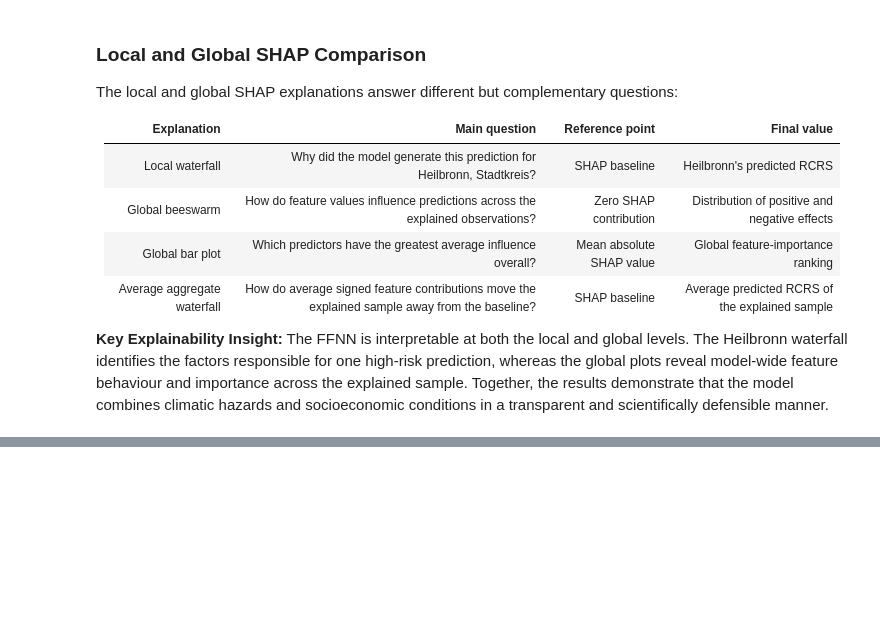
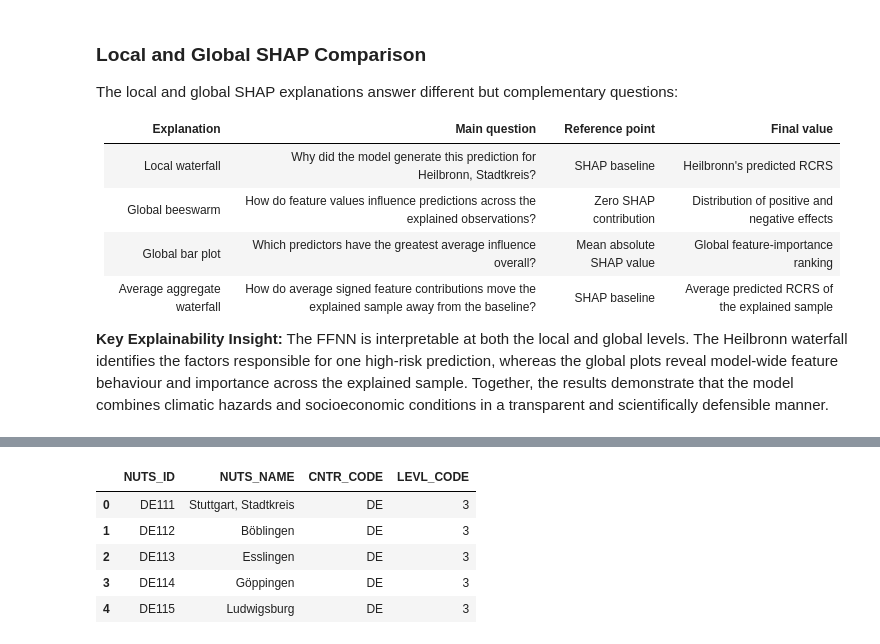
Before and after one commit to purityrima/climate-esg-risk-intelligence-germany, a Jupyter notebook: notebooks/09_feature_engineering_and_ffnn_model.ipynb, the cells around one changed output, grey strips where cells are left out. Saved outputs shown, nothing was run; the diff lists cells and outputs as text; code cells hidden in the pictures; blank space fills up the shorter version.

```diff
--- a/notebooks/09_feature_engineering_and_ffnn_model.ipynb
+++ b/notebooks/09_feature_engineering_and_ffnn_model.ipynb
@@ -5346,0 +6787,81 @@ Artifact manifest: models\artifact_manifest.json
+# %%
+# ============================================================
+# Extract and export official Germany NUTS-3 boundaries (2024)
+# ============================================================
+
+from pathlib import Path
+
+# Filter Germany NUTS-3 records
+germany_nuts3_2024_gdf = (
+    gdf[
+        (gdf["CNTR_CODE"] == "DE")
+        & (gdf["LEVL_CODE"] == 3)
+    ]
+    .copy()
+    .sort_values("NUTS_ID")
+    .reset_index(drop=True)
+)
+
+# Verify expected national coverage
+EXPECTED_GERMANY_NUTS3 = 400
+
+if len(germany_nuts3_2024_gdf) != EXPECTED_GERMANY_NUTS3:
+    raise ValueError(
+        "Unexpected number of German NUTS-3 districts: "
+        f"{len(germany_nuts3_2024_gdf)}. "
+        f"Expected {EXPECTED_GERMANY_NUTS3}."
+    )
+
+if germany_nuts3_2024_gdf["NUTS_ID"].duplicated().any():
+    raise ValueError(
+        "Duplicate NUTS_ID values were found in the Germany subset."
+    )
+
+if germany_nuts3_2024_gdf.geometry.isna().any():
+    raise ValueError(
+        "One or more German NUTS-3 records have missing geometry."
+    )
+
+
+# ------------------------------------------------------------
+# Export Germany-only geometry
+# ------------------------------------------------------------
+
+GERMANY_BOUNDARY_DIR = Path(
+    "../data/raw/boundaries/nuts3_2024"
+)
+
+GERMANY_BOUNDARY_DIR.mkdir(
+    parents=True,
+    exist_ok=True
+)
+
+GERMANY_BOUNDARY_PATH = (
+    GERMANY_BOUNDARY_DIR
+    / "NUTS_RG_01M_2024_4326_LEVL_3_GERMANY.shp"
+)
+
+germany_nuts3_2024_gdf.to_file(
+    GERMANY_BOUNDARY_PATH,
+    driver="ESRI Shapefile",
+    index=False
+)
+
+
+print("Official Germany NUTS-3 boundary dataset prepared successfully.")
+print()
+print(f"  - Districts: {len(germany_nuts3_2024_gdf)}")
+print(f"  - CRS:       {germany_nuts3_2024_gdf.crs}")
+print(f"  - Output:    {GERMANY_BOUNDARY_PATH}")
+
+display(
+    germany_nuts3_2024_gdf[
+        [
+            "NUTS_ID",
+            "NUTS_NAME",
+            "CNTR_CODE",
+            "LEVL_CODE"
+        ]
+    ].head()
+)
+# %% [output]
@@ -5346,0 +6873,6 @@ Artifact manifest: models\artifact_manifest.json
+|  | NUTS_ID | NUTS_NAME | CNTR_CODE | LEVL_CODE |
+| 0 | DE111 | Stuttgart, Stadtkreis | DE | 3 |
+| 1 | DE112 | Böblingen | DE | 3 |
+| 2 | DE113 | Esslingen | DE | 3 |
+| 3 | DE114 | Göppingen | DE | 3 |
+| 4 | DE115 | Ludwigsburg | DE | 3 |
```
Also changed, not shown: parts of 30 cells of this notebook, 33 other files.
